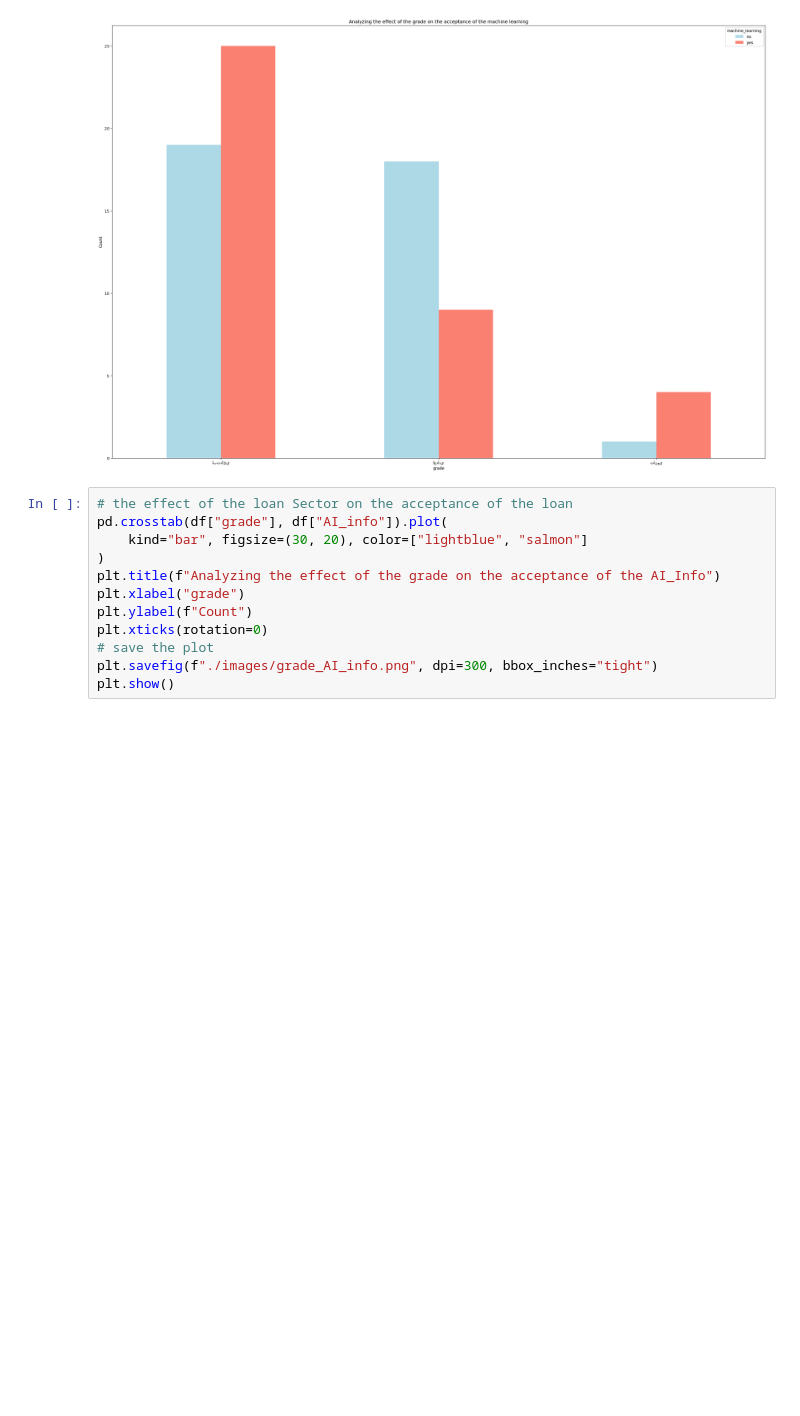
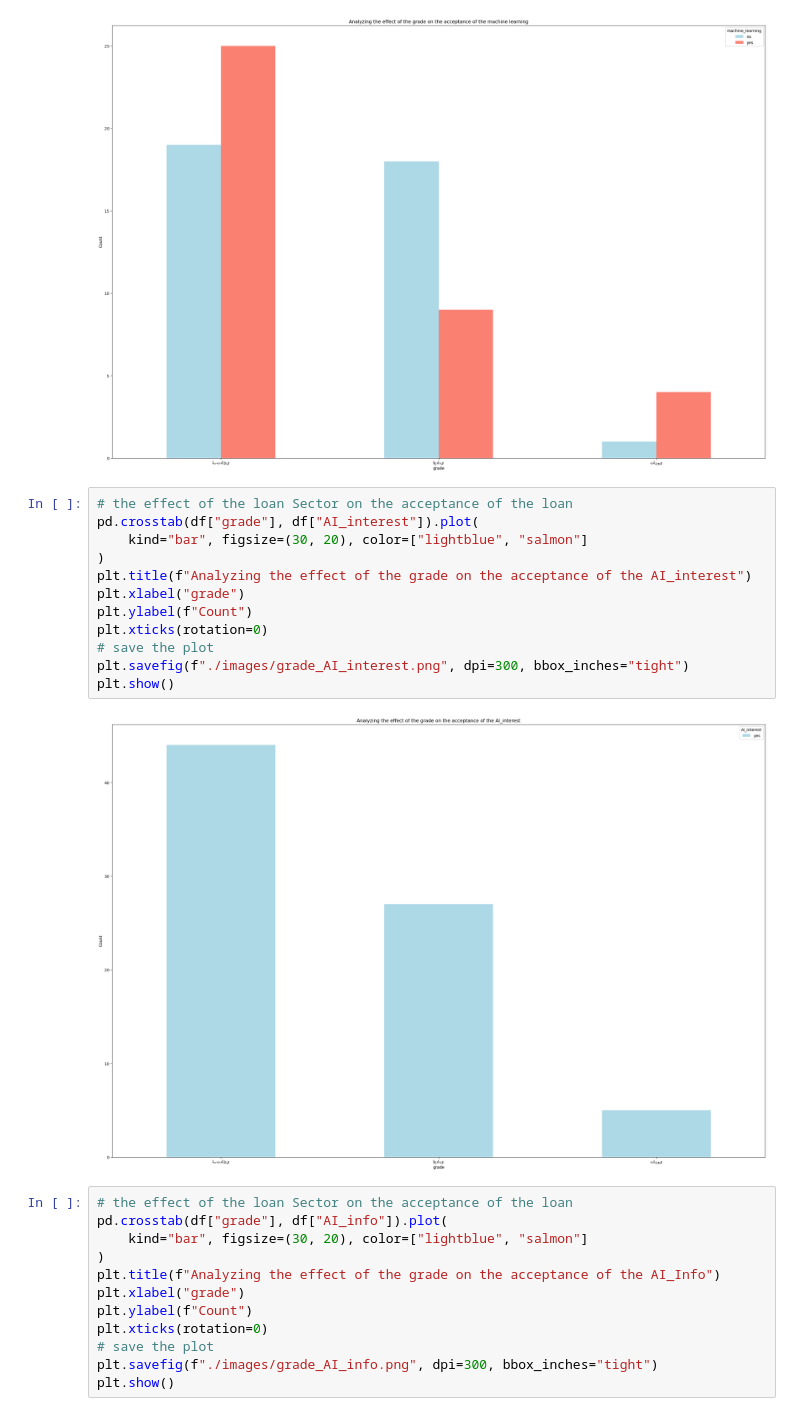
Before and after one commit to KidAI-2024/Data_Analysis, a Jupyter notebook: main.ipynb, the cells around one changed output. Cells and saved outputs as stored; diff of their text form; blank space fills up the shorter version.

Commit message:
grades and AI interest

```diff
--- a/main.ipynb
+++ b/main.ipynb
@@ -96,6 +96,20 @@ plt.savefig(f"./images/grade_machine.png", dpi=300, bbox_inches="tight")
 plt.show()
 # %% [output]
 [figure]
+# %%
+# the effect of the loan Sector on the acceptance of the loan
+pd.crosstab(df["grade"], df["AI_interest"]).plot(
+    kind="bar", figsize=(30, 20), color=["lightblue", "salmon"]
+)
+plt.title(f"Analyzing the effect of the grade on the acceptance of the AI_interest")
+plt.xlabel("grade")
+plt.ylabel(f"Count")
+plt.xticks(rotation=0)
+# save the plot
+plt.savefig(f"./images/grade_AI_interest.png", dpi=300, bbox_inches="tight")
+plt.show()
+# %% [output]
+[figure, added]
 # %%
 # the effect of the loan Sector on the acceptance of the loan
 pd.crosstab(df["grade"], df["AI_info"]).plot(
```
Also changed, not shown: parts of 1 cell of this notebook, 2 other files.
